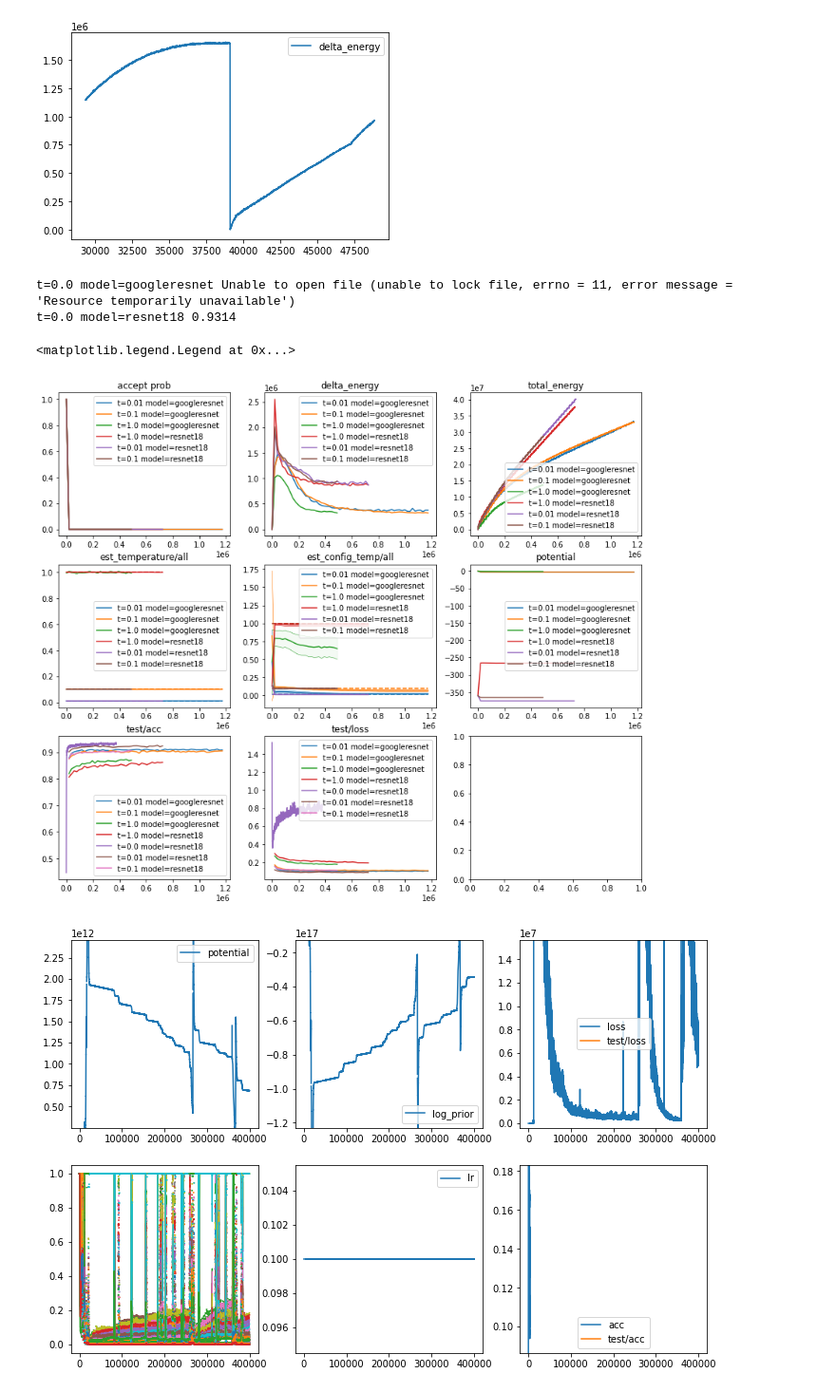
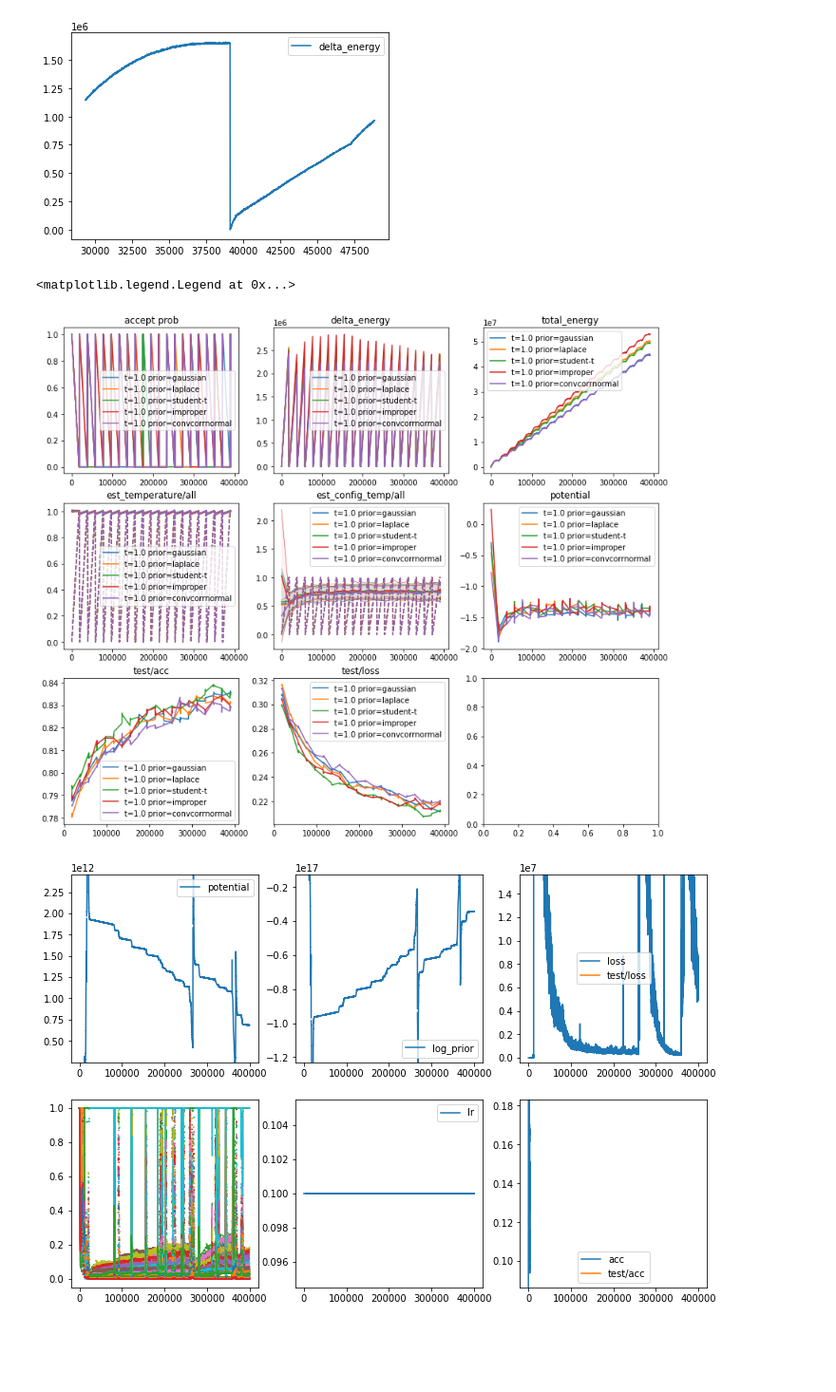
Before and after one commit to ratschlab/bnn_priors, a Jupyter notebook: experiments/3.3.7_mass_diagnostic_plot.ipynb, the cells around one changed output. Shown at 95% size. Saved outputs shown, nothing was run; the diff lists cells and outputs as text; code cells hidden in the pictures; blank space fills up the shorter version.

```diff
--- a/experiments/3.3.7_mass_diagnostic_plot.ipynb
+++ b/experiments/3.3.7_mass_diagnostic_plot.ipynb
@@ -24,7 +24,7 @@ def flatten(in_dict):
     return out_dict
 # %%
 
-base_log_dir = Path("/scratches/huygens/ag919/BNN-priors/logs/0_52_cifar10_cycles")
+base_log_dir = Path("../results/201126_cifar")
 
 series_list = []
 
@@ -102,5 +117,2 @@ config["temperature"], config["lr"]
 # %%
-sizes2 = plot.get_sizes(model)
+sizes = plot.get_sizes(model)
-# %%
-sizes.update(sizes2)
-sizes
@@ -186,23 +178,25 @@ fig, axes = plt.subplots(3, 3, figsize=(14, 12), facecolor='white')
 
 temperature = 1.0
 lr = 0.01
+prior = "gaussian"
 
 def accept_prob(x):
     return np.exp(np.minimum(0., -x/temperature))
 
 
 df = full_df[(full_df["lr"] == lr)
-             & (full_df["temperature"] == temperature)]
+             #& (full_df["weight_prior"] == prior)]
+            & (full_df["temperature"] == 1.0)]
 
 sgd_df = full_df[(full_df["lr"] == lr)
                 & (full_df["temperature"] == 0.0 )]
 
-for _, series in full_df.iterrows():
+for _, series in df.iterrows():
 
     log_dir = series["the_dir"]
     temperature = series["temperature"]
     lr=series["lr"]
-    label=f"t={temperature} model={series['model']}"
+    label=f"t={temperature} prior={series['weight_prior']}"
     plot_kwargs = dict(label=label)
     try:
         metrics = h5py.File(Path(log_dir, "metrics.h5"), "r", swmr=True)
@@ -248,37 +242,35 @@ for _, series in full_df.iterrows():
             ax.set_title("test/loss")
         else:
             ax = axes[2, 0]
             ax.plot(metrics["steps"][:] * 125, metrics["test/acc"][:],  label=label)
             ax.set_title("test/acc")
             print(label, metrics["test/acc"][-10:].mean())
 
             ax = axes[2, 1]
             ax.plot(metrics["steps"][:] * 125, metrics["test/loss"][:], label=label)
             ax.set_title("test/loss")
 
     except OSError as e:
         print(label, e)
     finally:
         if "metrics" in locals():
             metrics.close()
 
 axes[2, 1].legend()
 axes[2, 0].legend()
 
 #axes[0, 1].set_ylim(-10, 40000)
 #axes[0, 2].set_ylim(-10, 10000000)
 #if temperature == 1.0:
 #    axes[1, 0].set_ylim(0.975, 1.025)
 #    axes[1, 1].set_ylim(0.975, 1.025)
 #elif temperature == 0.01:
 #    axes[1, 0].set_ylim(0.005, 0.02)
 #    axes[1, 1].set_ylim(0.004, 0.02)
 #axes[2, 0].set_ylim((0.75, 1.0))
 # %% [output]
-t=0.0 model=googleresnet Unable to open file (unable to lock file, errno = 11, error message = 'Resource temporarily unavailable')
-t=0.0 model=resnet18 0.9314
+<matplotlib.legend.Legend at 0x...>
-<matplotlib.legend.Legend at 0x...>
-[figure, old version]
+[figure, new version]
 # %%
 fig, axes = plt.subplots(2, 3, figsize=(12, 8))
 
```
Also changed, not shown: parts of 6 cells of this notebook, 1 other file.
